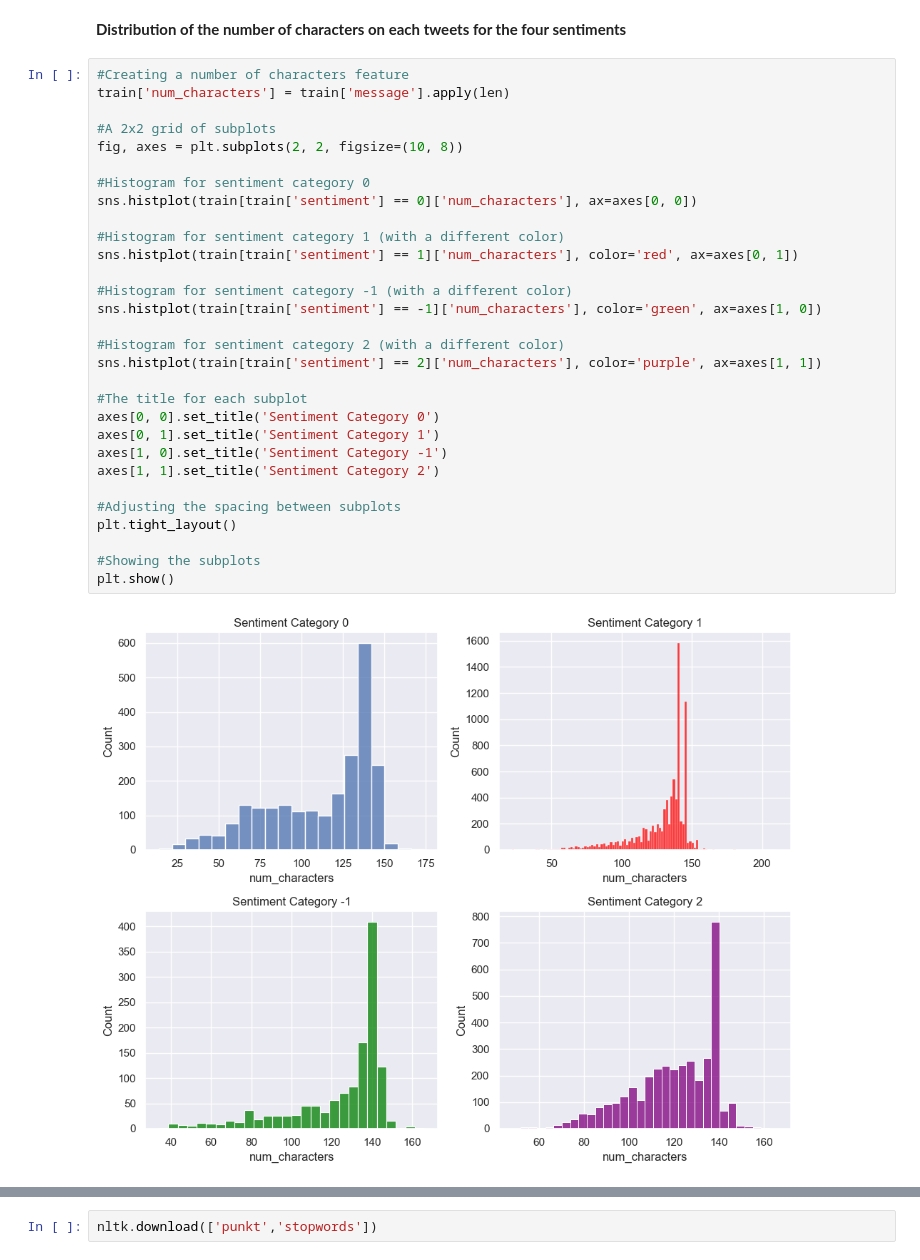
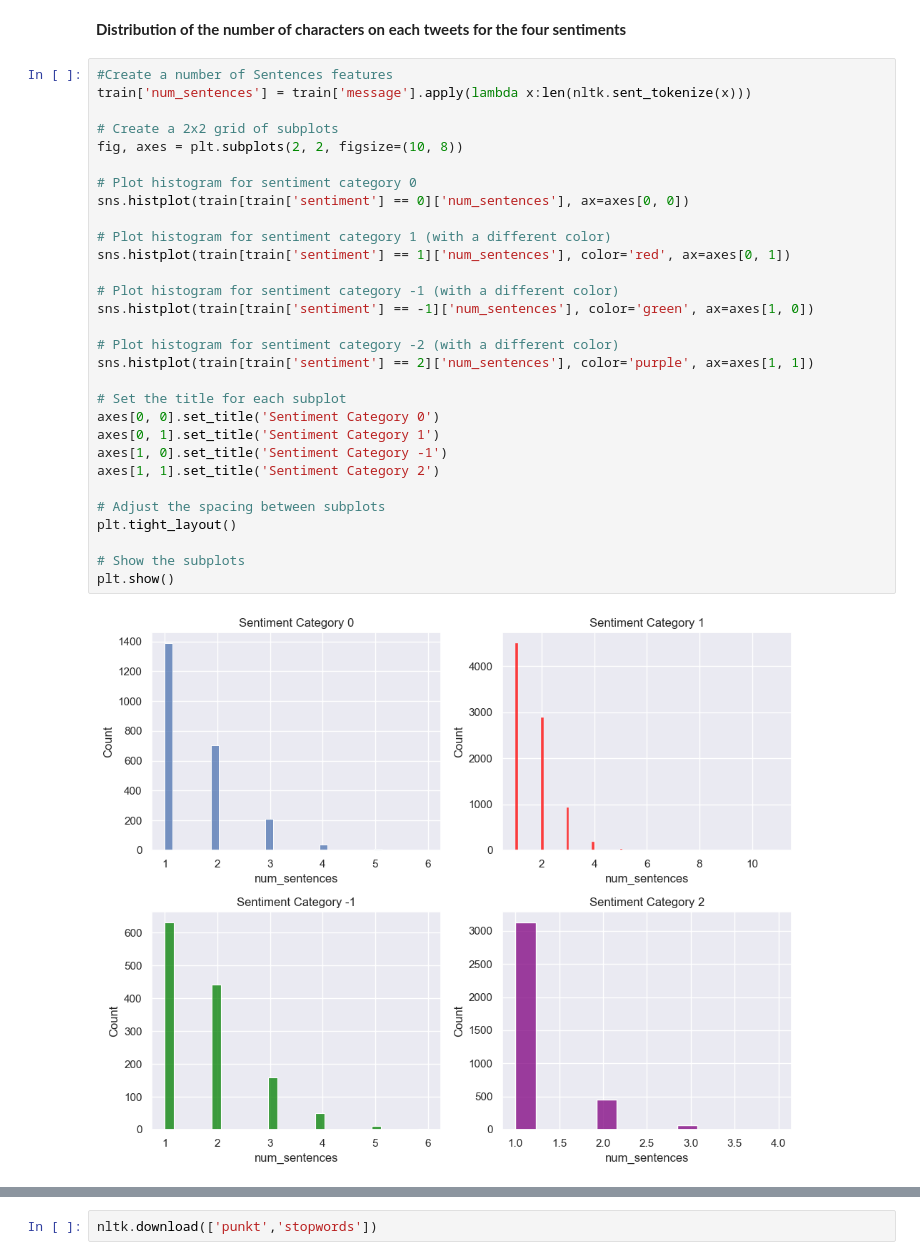
Before and after one commit to Classifix/Classifix, a Jupyter notebook: Advanced_Classification/starter-notebook.ipynb, the cells around one changed output, grey strips where cells are left out. Drawn from its saved outputs; the diff is of its cells as text.

Commit message:
Explaining the distribution of sentences

```diff
--- a/Advanced_Classification/starter-notebook.ipynb
+++ b/Advanced_Classification/starter-notebook.ipynb
@@ -322,36 +331,36 @@ plt.show()
 # %% [markdown]
 **Distribution of the number of characters on each tweets for the four sentiments**
 # %%
-#Creating a number of characters feature
-train['num_characters'] = train['message'].apply(len)
+#Create a number of Sentences features
+train['num_sentences'] = train['message'].apply(lambda x:len(nltk.sent_tokenize(x)))
 
-#A 2x2 grid of subplots
+# Create a 2x2 grid of subplots
 fig, axes = plt.subplots(2, 2, figsize=(10, 8))
 
-#Histogram for sentiment category 0
-sns.histplot(train[train['sentiment'] == 0]['num_characters'], ax=axes[0, 0])
+# Plot histogram for sentiment category 0
+sns.histplot(train[train['sentiment'] == 0]['num_sentences'], ax=axes[0, 0])
 
-#Histogram for sentiment category 1 (with a different color)
-sns.histplot(train[train['sentiment'] == 1]['num_characters'], color='red', ax=axes[0, 1])
+# Plot histogram for sentiment category 1 (with a different color)
+sns.histplot(train[train['sentiment'] == 1]['num_sentences'], color='red', ax=axes[0, 1])
 
-#Histogram for sentiment category -1 (with a different color)
-sns.histplot(train[train['sentiment'] == -1]['num_characters'], color='green', ax=axes[1, 0])
+# Plot histogram for sentiment category -1 (with a different color)
+sns.histplot(train[train['sentiment'] == -1]['num_sentences'], color='green', ax=axes[1, 0])
 
-#Histogram for sentiment category 2 (with a different color)
-sns.histplot(train[train['sentiment'] == 2]['num_characters'], color='purple', ax=axes[1, 1])
+# Plot histogram for sentiment category -2 (with a different color)
+sns.histplot(train[train['sentiment'] == 2]['num_sentences'], color='purple', ax=axes[1, 1])
 
-#The title for each subplot
+# Set the title for each subplot
 axes[0, 0].set_title('Sentiment Category 0')
 axes[0, 1].set_title('Sentiment Category 1')
 axes[1, 0].set_title('Sentiment Category -1')
 axes[1, 1].set_title('Sentiment Category 2')
 
-#Adjusting the spacing between subplots
+# Adjust the spacing between subplots
 plt.tight_layout()
 
-#Showing the subplots
+# Show the subplots
 plt.show()
 # %% [output]
-[figure, old version]
+[figure, new version]
 # %% [markdown]
 **Observation:**
```
Also changed, not shown: parts of 6 cells of this notebook.
